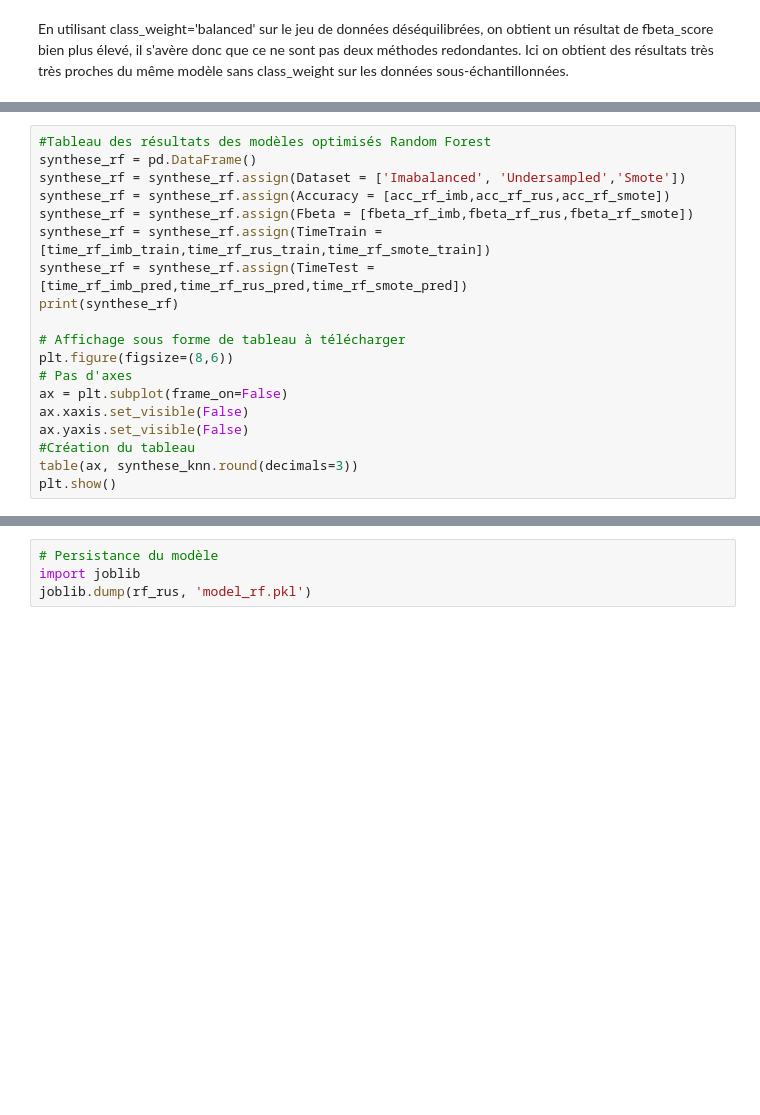
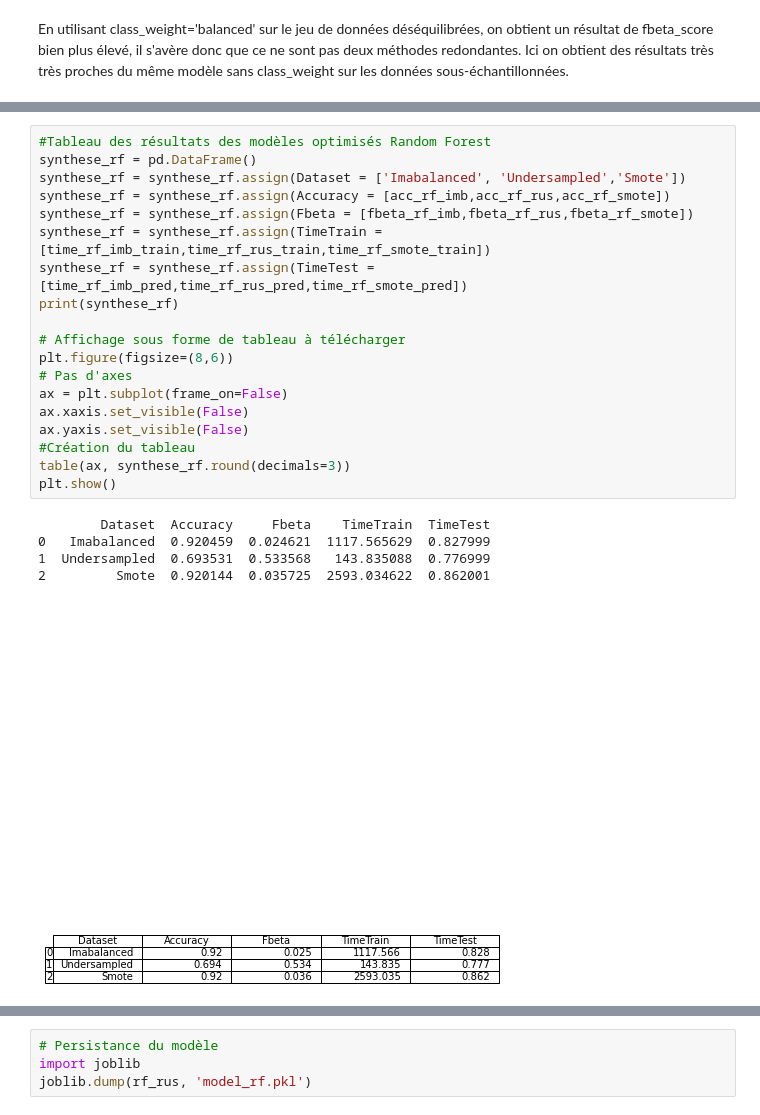
Before and after one commit to TravelAsATeam/OpenClassroomsP7, a Jupyter notebook: Model.ipynb, the cells around one changed output, grey strips where cells are left out. Saved outputs shown, nothing was run; the diff lists cells and outputs as text; blank space fills up the shorter version.

```diff
--- a/Model.ipynb
+++ b/Model.ipynb
@@ -703,22 +991,28 @@ plt.show()
 # %%
 #Tableau des résultats des modèles optimisés Random Forest
 synthese_rf = pd.DataFrame()
 synthese_rf = synthese_rf.assign(Dataset = ['Imabalanced', 'Undersampled','Smote'])
 synthese_rf = synthese_rf.assign(Accuracy = [acc_rf_imb,acc_rf_rus,acc_rf_smote])
 synthese_rf = synthese_rf.assign(Fbeta = [fbeta_rf_imb,fbeta_rf_rus,fbeta_rf_smote])
 synthese_rf = synthese_rf.assign(TimeTrain = [time_rf_imb_train,time_rf_rus_train,time_rf_smote_train])
 synthese_rf = synthese_rf.assign(TimeTest = [time_rf_imb_pred,time_rf_rus_pred,time_rf_smote_pred])
 print(synthese_rf)
 
 # Affichage sous forme de tableau à télécharger
 plt.figure(figsize=(8,6))
 # Pas d'axes
 ax = plt.subplot(frame_on=False)
 ax.xaxis.set_visible(False)
 ax.yaxis.set_visible(False)
 #Création du tableau
-table(ax, synthese_knn.round(decimals=3))
+table(ax, synthese_rf.round(decimals=3))
 plt.show()
+# %% [output]
+        Dataset  Accuracy     Fbeta    TimeTrain  TimeTest
+0   Imabalanced  0.920459  0.024621  1117.565629  0.827999
+1  Undersampled  0.693531  0.533568   143.835088  0.776999
+2         Smote  0.920144  0.035725  2593.034622  0.862001
+[figure, added]
 # %%
 #Tableau des résultats des modèles optimisés Balanced Random Forest
 synthese_rfb = pd.DataFrame()
```
Also changed, not shown: parts of 20 cells of this notebook.
